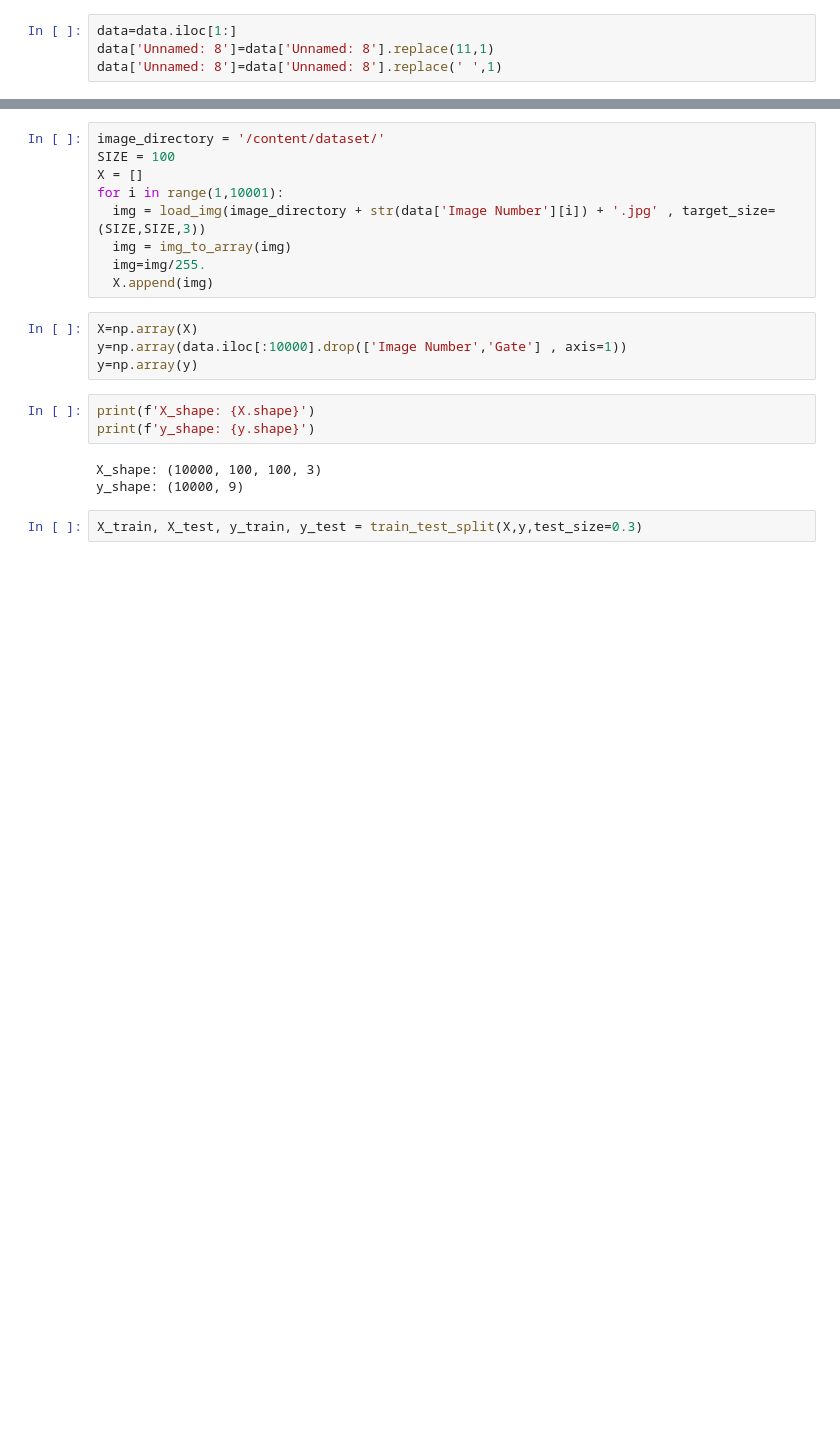
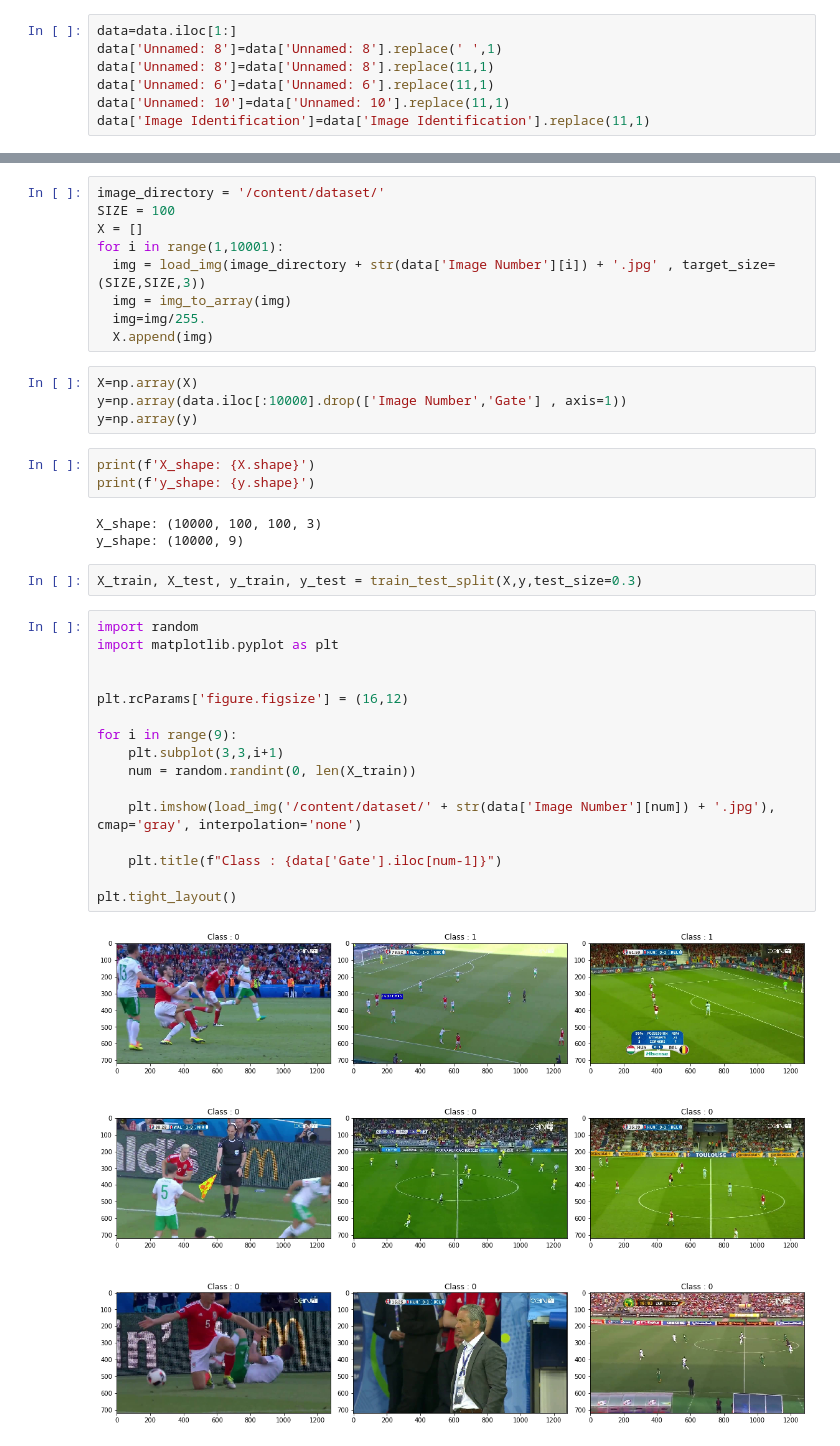
Before and after one commit to HeiZemBerg/IAUFD-DataBase, a Jupyter notebook: IAUFD_NN.ipynb, the cells around one changed output, grey strips where cells are left out. Drawn from its saved outputs; the diff is of its cells as text; blank space fills up the shorter version.

```diff
--- a/IAUFD_NN.ipynb
+++ b/IAUFD_NN.ipynb
@@ -53,6 +46,9 @@ def Change_DF(data):
     return df
 # %%
 data=data.iloc[1:]
+data['Unnamed: 8']=data['Unnamed: 8'].replace(' ',1)
 data['Unnamed: 8']=data['Unnamed: 8'].replace(11,1)
-data['Unnamed: 8']=data['Unnamed: 8'].replace(' ',1)
+data['Unnamed: 6']=data['Unnamed: 6'].replace(11,1)
+data['Unnamed: 10']=data['Unnamed: 10'].replace(11,1)
+data['Image Identification']=data['Image Identification'].replace(11,1)
 # %% [output]
@@ -104,6 +113,24 @@ X_shape: (10000, 100, 100, 3)
 y_shape: (10000, 9)
 # %%
 X_train, X_test, y_train, y_test = train_test_split(X,y,test_size=0.3)
+# %%
+import random
+import matplotlib.pyplot as plt
+
+
+plt.rcParams['figure.figsize'] = (16,12)
+
+for i in range(9):
+    plt.subplot(3,3,i+1)
+    num = random.randint(0, len(X_train))
+
+    plt.imshow(load_img('/content/dataset/' + str(data['Image Number'][num]) + '.jpg'), cmap='gray', interpolation='none')
+
+    plt.title(f"Class : {data['Gate'].iloc[num-1]}")
+
+plt.tight_layout()
+# %% [output]
+[figure, added]
 # %%
 input_flow= Input(shape=(100,100,3))
 x = Conv2D(16,(3,3),activation='relu')(input_flow)
```
Also changed, not shown: parts of 8 cells of this notebook.
